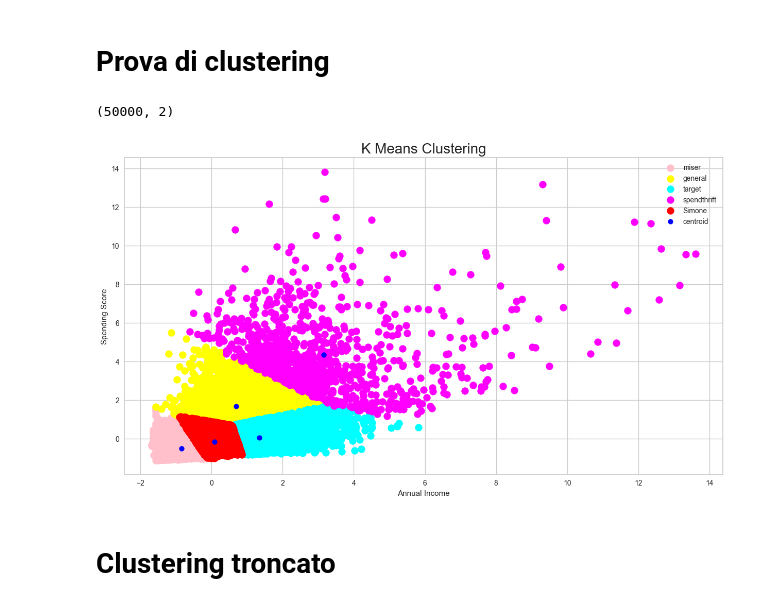
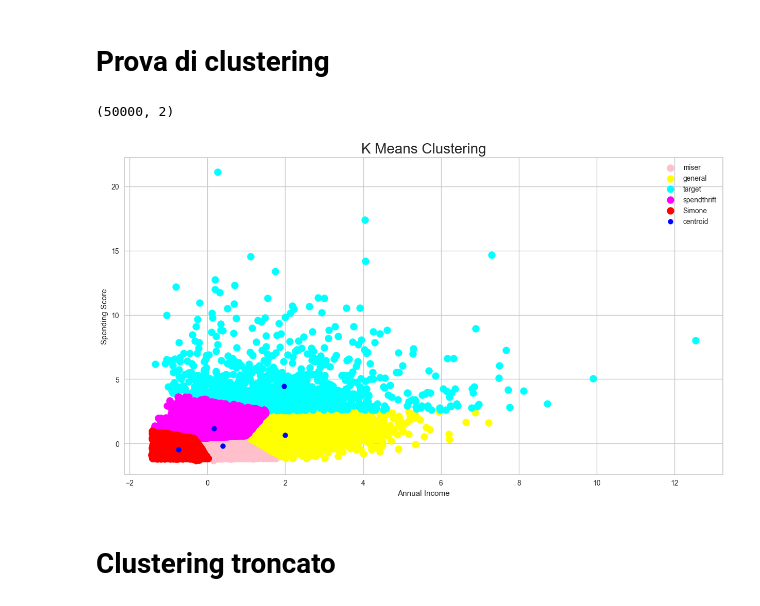
Before and after one commit to ChiaraAmalia/DataScience2Project, a Jupyter notebook: clusterJupy.ipynb, the cells around one changed output. Saved outputs shown, nothing was run; the diff lists cells and outputs as text; code cells hidden in the pictures.

Commit message:
campionamento random 50k

```diff
--- a/clusterJupy.ipynb
+++ b/clusterJupy.ipynb
@@ -139,7 +139,7 @@ dtype: int64
 # Lavoro sul secondo eleemento
 # %%
 full2 = pd.DataFrame()
-time=['2008']#,'2009','2010','2011','2012','2013','2014','2015','2016','2017','2018'
+time=['2008','2009','2010','2011','2012','2013','2014','2015','2016','2017','2018']#,'2009','2010','2011','2012','2013','2014','2015','2016','2017','2018'
 for d in time:
     if(['2008','2009','2010'].__contains__(d)):
         a=6
@@ -227,7 +243,10 @@ plt.show()
 # Prova di clustering
 # %%
 #x = pd.DataFrame(data={'PM10':df['PM10'],'PM25':df2['PM25']}) #doppione
-clustering1 = full2.iloc[0:50000,[0,1]].values
+import random
+list = random.sample(range(1,full2.count().max()),50000)
+display(list)
+clustering1 = full2.iloc[list,[0,1]].values
 scaler = StandardScaler()
 scaler.fit(clustering1)
 StandardScaler()
@@ -240,34 +259,34 @@ from sklearn.cluster import KMeans
 for i in range(1, 11):
     km = KMeans(n_clusters = i, init = 'k-means++', max_iter = 300, n_init = 10, random_state = 0)
     km.fit(clustering1)
     wcss.append(km.inertia_)'''
 
 #plt.figure(figsize=(20,8))
 #plt.plot(range(1, 11), wcss)
 #plt.title('The Elbow Method', fontsize = 20)
 #plt.xlabel('No. of Clusters')
 #plt.ylabel('wcss')
 #plt.show()
 
 km = KMeans(n_clusters = 5, init = 'k-means++', max_iter = 300, n_init = 10, random_state = 0)
 y_means = km.fit_predict(clustering1)
 
 plt.figure(figsize=(15,8))
 plt.scatter(clustering1[y_means == 0, 0], clustering1[y_means == 0, 1], s = 100, c = 'pink', label = 'miser')
 plt.scatter(clustering1[y_means == 1, 0], clustering1[y_means == 1, 1], s = 100, c = 'yellow', label = 'general')
 plt.scatter(clustering1[y_means == 2, 0], clustering1[y_means == 2, 1], s = 100, c = 'cyan', label = 'target')
 plt.scatter(clustering1[y_means == 3, 0], clustering1[y_means == 3, 1], s = 100, c = 'magenta', label = 'spendthrift')
 plt.scatter(clustering1[y_means == 4, 0], clustering1[y_means == 4, 1], s = 100, c = 'red', label = 'Simone') # Aggiunto
 plt.scatter(km.cluster_centers_[:,0], km.cluster_centers_[:, 1], s = 50, c = 'blue' , label = 'centroid')
 
 plt.title('K Means Clustering', fontsize = 20)
 plt.xlabel('Annual Income')
 plt.ylabel('Spending Score')
 plt.legend()
 plt.show()
 # %% [output]
 (50000, 2)
-[figure, old version]
+[figure, new version]
 # %% [markdown]
 # Clustering troncato
 # %%
```
Also changed, not shown: parts of 5 cells of this notebook.
